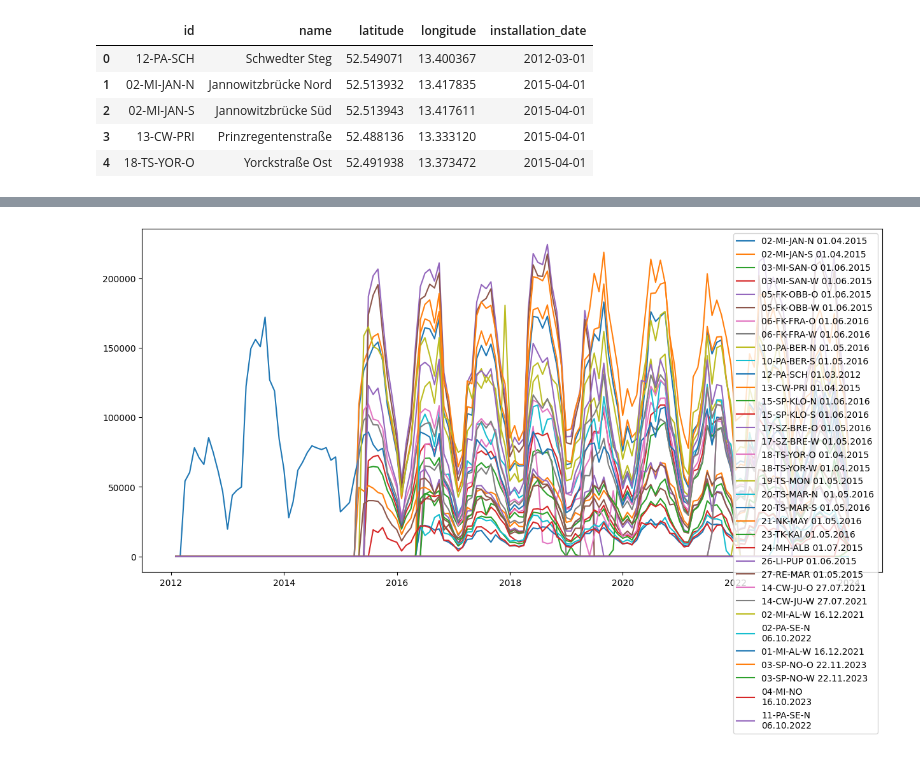
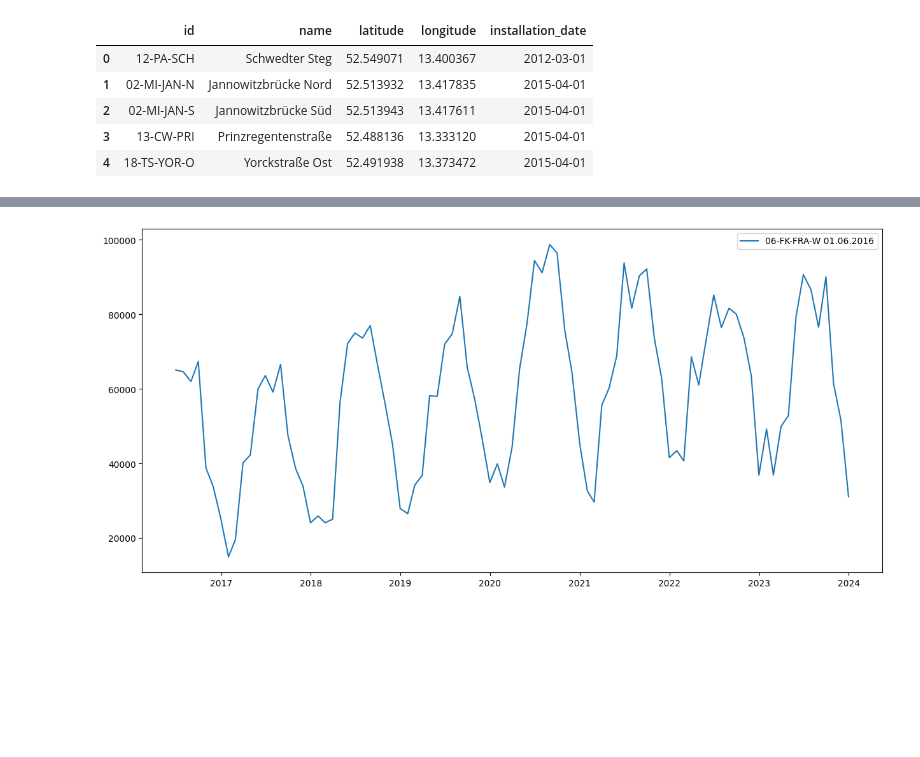
Before and after one commit to nickreiter98/berlin-biking, a Jupyter notebook: analysis.ipynb, the cells around one changed output, grey strips where cells are left out. Drawn from its saved outputs; the diff is of its cells as text; code cells hidden in the pictures; blank space fills up the shorter version.

```diff
--- a/analysis.ipynb
+++ b/analysis.ipynb
@@ -83,12 +76,29 @@ df_monthly = df.resample('ME').sum()
+# %%
+#df = df.set_index('Zählstelle        Inbetriebnahme')
+#df.index = df.index.rename(None)
+
+df_mi = df[[col for col in df.columns if 'MI' in col]]
+df_al = df[[col for col in df.columns if 'FK-FRA-W' in col]]
+# %%
+df_mi = df_mi.resample('ME').sum()
+df_al = df_al.resample('ME').sum()
+# %%
+df_al = df_al.loc[(df_al!=0).any(axis=1)]
+# %%
+df_al['Time'] = range(len(df_al))
+apply_lr(df_al)
+# %%
+show_plot(df_al)
+# %% [output]
+[figure, added]
 # %%
 import matplotlib.pyplot as plt
 
-fig, ax = plt.subplots(figsize=(15, 7))
+def show_plot(df):
+    fig, ax = plt.subplots(figsize=(15, 7))
 
-for col in df_monthly.columns:
-    ax.plot(df_monthly.index, df_monthly[col], label=col, linestyle='-')
+    for col in df.columns:
+        ax.plot(df.index, df[col], label=col, linestyle='-')
 
-plt.legend()
-plt.show()
+    plt.legend()
+    plt.show()
-# %% [output]
-[figure, removed]
```
Also changed, not shown: parts of 5 cells of this notebook.
